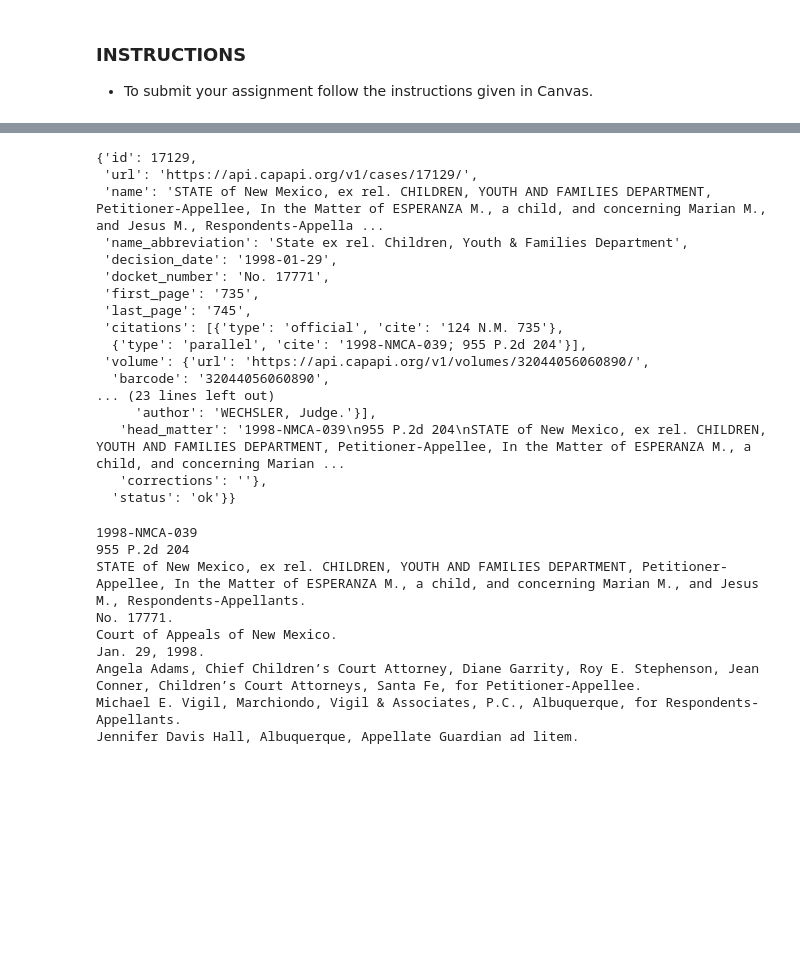
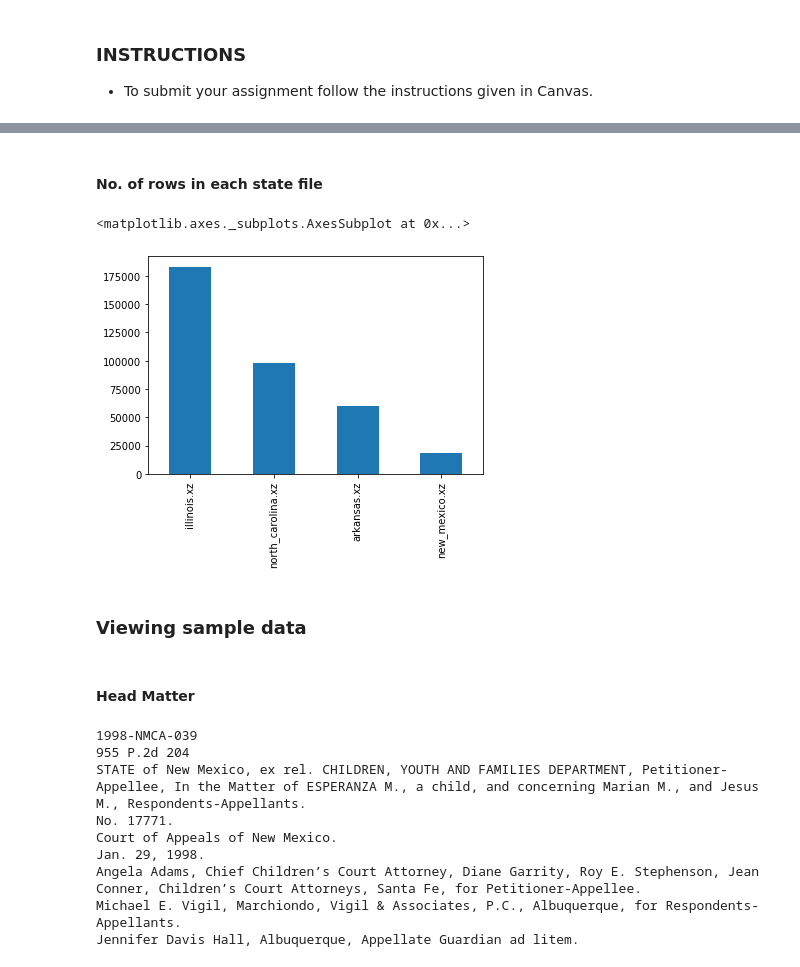
Before and after one commit to medeirosf/2020-CS109B, a Jupyter notebook: content/projects/notebook/cs109b_FP_EDA.ipynb, the cells around one changed output, grey strips where cells are left out. Drawn from its saved outputs; the diff is of its cells as text; code cells hidden in the pictures; blank space fills up the shorter version.

```diff
--- a/content/projects/notebook/cs109b_FP_EDA.ipynb
+++ b/content/projects/notebook/cs109b_FP_EDA.ipynb
@@ -76,23 +124,14 @@ data.head()
-# %%
-data_json[1]
-# %% [output]
-{'id': 17129,
- 'url': 'https://api.capapi.org/v1/cases/17129/',
- 'name': 'STATE of New Mexico, ex rel. CHILDREN, YOUTH AND FAMILIES DEPARTMENT, Petitioner-Appellee, In the Matter of ESPERANZA M., a child, and concerning Marian M., and Jesus M., Respondents-Appella ...
- 'name_abbreviation': 'State ex rel. Children, Youth & Families Department',
- 'decision_date': '1998-01-29',
- 'docket_number': 'No. 17771',
- 'first_page': '735',
- 'last_page': '745',
- 'citations': [{'type': 'official', 'cite': '124 N.M. 735'},
-  {'type': 'parallel', 'cite': '1998-NMCA-039; 955 P.2d 204'}],
- 'volume': {'url': 'https://api.capapi.org/v1/volumes/32044056060890/',
-  'barcode': '32044056060890',
-... (23 lines left out)
-     'author': 'WECHSLER, Judge.'}],
-   'head_matter': '1998-NMCA-039\n955 P.2d 204\nSTATE of New Mexico, ex rel. CHILDREN, YOUTH AND FAMILIES DEPARTMENT, Petitioner-Appellee, In the Matter of ESPERANZA M., a child, and concerning Marian ...
-   'corrections': ''},
-  'status': 'ok'}}
+# %% [markdown]
+#### No. of rows in each state file
+# %%
+data.source_state.value_counts().plot.bar()
+# %% [output]
+<matplotlib.axes._subplots.AxesSubplot at 0x...>
+[figure, added]
+# %% [markdown]
+### Viewing sample data
+# %% [markdown]
+#### Head Matter
 # %%
 n = 1
 print(data['casebody.data.head_matter'][n])
```
Also changed, not shown: parts of 58 cells of this notebook.
